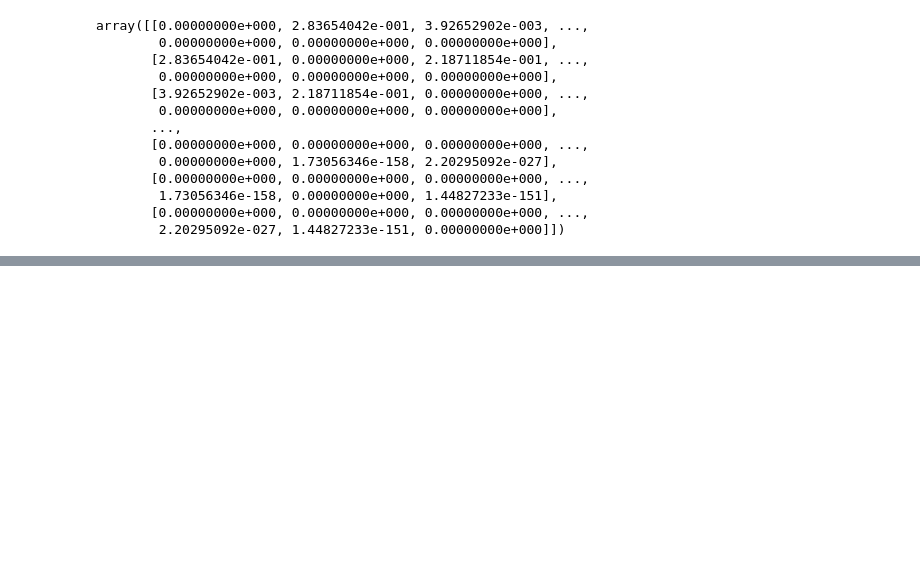
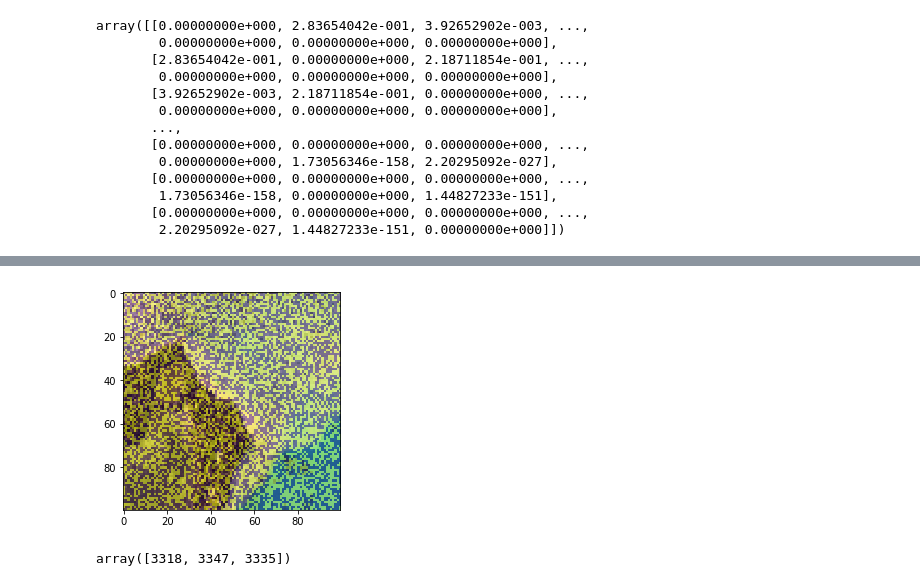
Before and after one commit to hannnnk1231/Machine-Learning, a Jupyter notebook: Lab6/Kernel k-means and spectral clustering.ipynb, the cells around one changed output, grey strips where cells are left out. Drawn from its saved outputs; the diff is of its cells as text; code cells hidden in the pictures; blank space fills up the shorter version.

```diff
--- a/Lab6/Kernel k-means and spectral clustering.ipynb
+++ b/Lab6/Kernel k-means and spectral clustering.ipynb
@@ -78,0 +71,3 @@ array([[0.00000000e+000, 2.83654042e-001, 3.92652902e-003, ...,
+# %%
+xx = np.random.randint(2,size=10000).reshape(100,100)
+xx
@@ -78,0 +82,12 @@ array([[0.00000000e+000, 2.83654042e-001, 3.92652902e-003, ...,
+# %%
+plt.imshow(im.astype('int'))
+plt.imshow(xx,alpha = 0.5)
+plt.savefig('gg.png')
+# %% [output]
+[figure, added]
+# %%
+x = np.random.randint(3,size=10000)
+unique, counts = np.unique(x, return_counts=True)
+counts
+# %% [output]
+array([3318, 3347, 3335])
```
Also changed, not shown: parts of 10 cells of this notebook, 1 other file.
